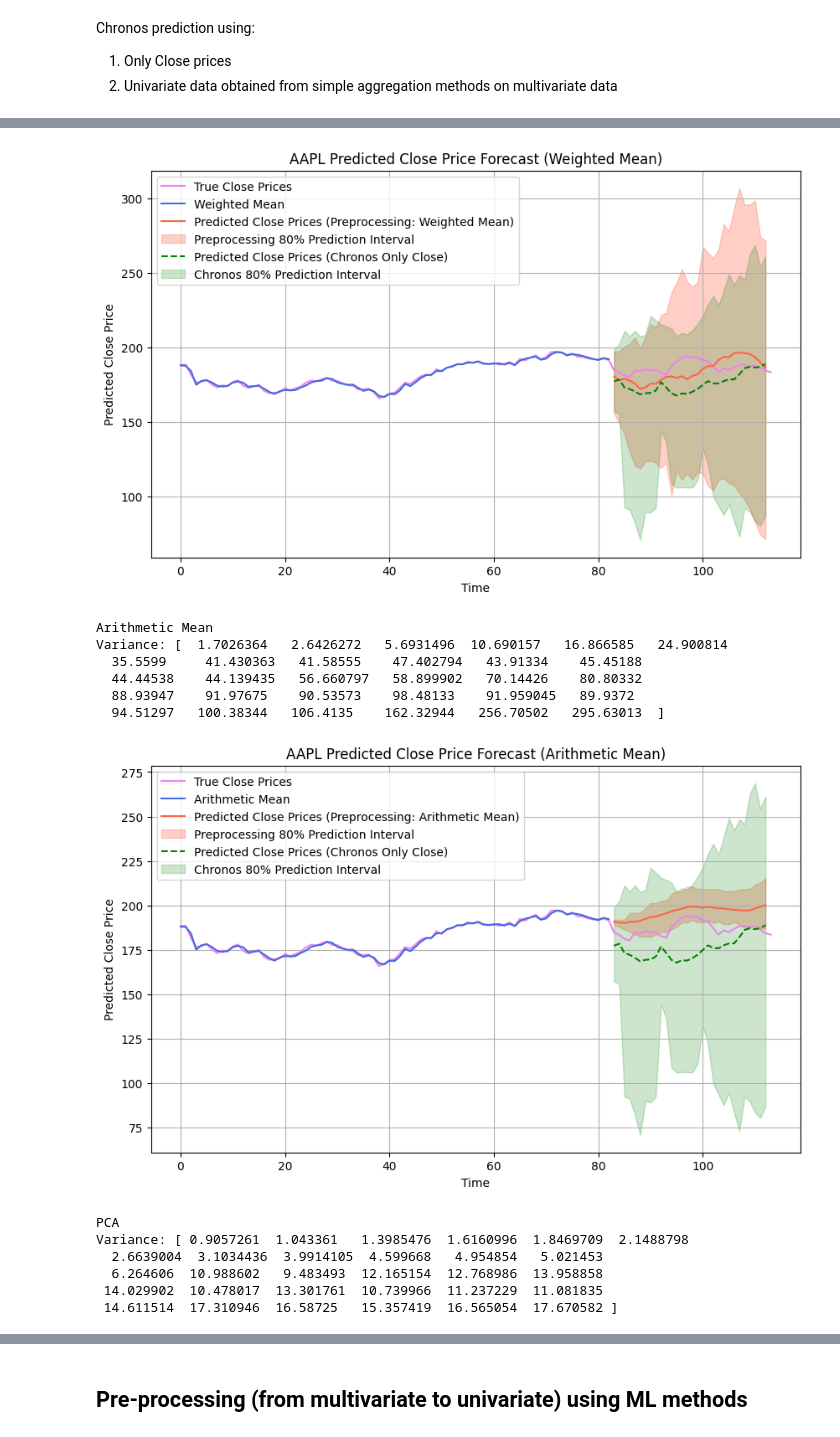
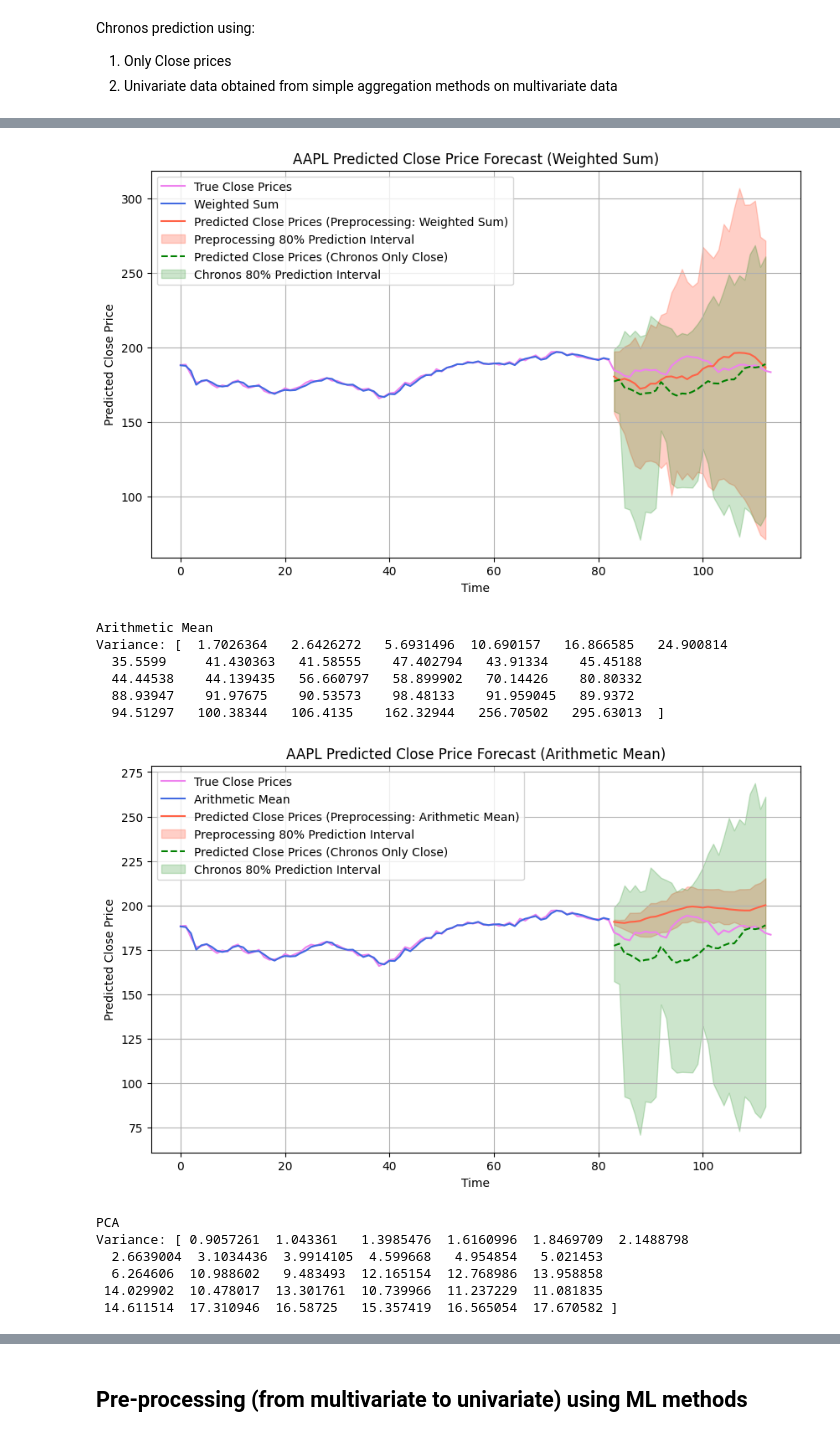
Before and after one commit to JackBstn/Chronos_multivariate, a Jupyter notebook: chronos_multivariate_preprocessing.ipynb, the cells around one changed output, grey strips where cells are left out. Saved outputs shown, nothing was run; the diff lists cells and outputs as text; code cells hidden in the pictures.

Commit message:
fix: weighted sum

```diff
--- a/chronos_multivariate_preprocessing.ipynb
+++ b/chronos_multivariate_preprocessing.ipynb
@@ -154,7 +160,7 @@ results["Chronos Only Close"] = compute_metrics(actual_values, mean_forecast_clo
 
 # Chronos prediction using preprocessing methods
 methods = {
-    "Weighted Mean": aapl_combined,
+    "Weighted Sum": aapl_combined,
     "Arithmetic Mean": aapl_mean,
     "PCA": aapl_pca_series
 }
@@ -219,4 +225,4 @@ Variance: [ 298.40695  387.6596   541.73773  875.07666 1062.171   1217.5038
-[figure, old version]
+[figure, new version]
 Arithmetic Mean
 Variance: [  1.7026364   2.6426272   5.6931496  10.690157   16.866585   24.900814
   35.5599     41.430363   41.58555    47.402794   43.91334    45.45188
```
Also changed, not shown: parts of 4 cells of this notebook.
